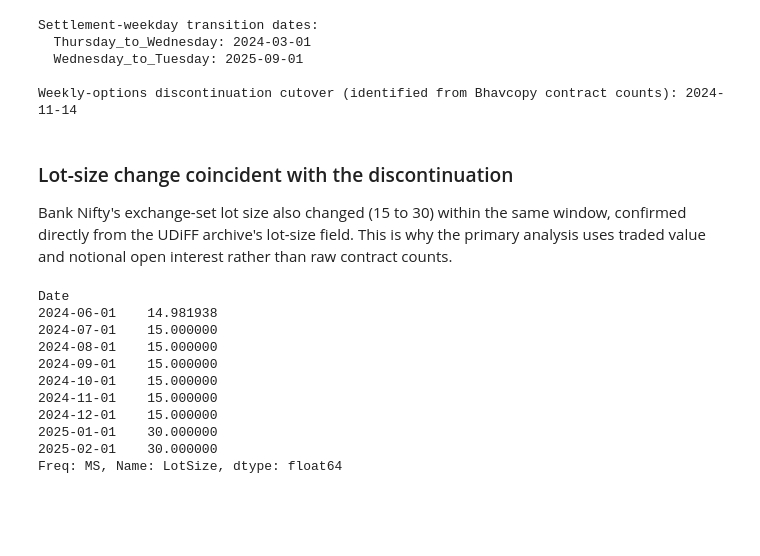
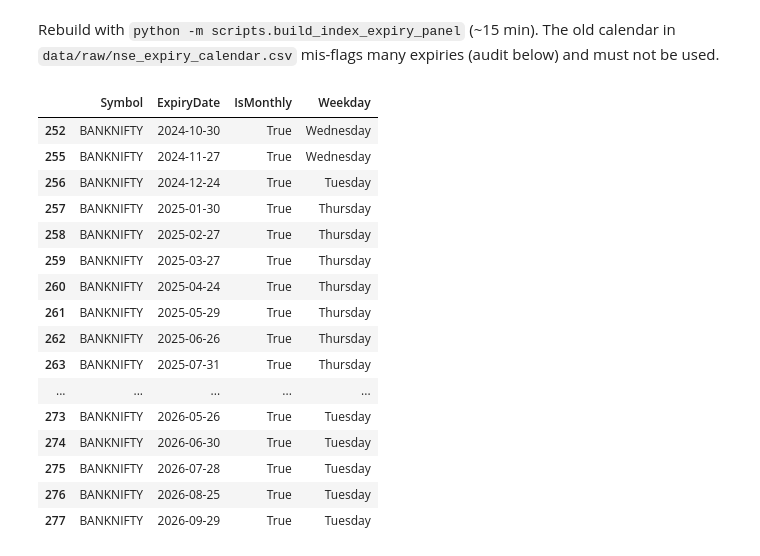
Before and after one commit to prakash-ukhalkar/banknifty-expiry-volatility-ml, a Jupyter notebook: notebooks/03_weekly_options_discontinuation_identification.ipynb, the cells around one changed output. Drawn from its saved outputs; the diff is of its cells as text; code cells hidden in the pictures; blank space fills up the shorter version.

```diff
--- a/notebooks/03_weekly_options_discontinuation_identification.ipynb
+++ b/notebooks/03_weekly_options_discontinuation_identification.ipynb
@@ -45,35 +42,25 @@ Project root: E:\BN_Structure_Reforms\banknifty-expiry-volatility-ml
-# %%
-from src.regime_calendar import WEEKLY_OPTIONS_CUTOVER, TRANSITION_DATES
-
-print('Settlement-weekday transition dates:')
-for name, date in TRANSITION_DATES.items():
-    print(f'  {name}: {date.date()}')
-print()
-print(f'Weekly-options discontinuation cutover (identified from Bhavcopy contract counts): {WEEKLY_OPTIONS_CUTOVER.date()}')
-# %% [output]
-Settlement-weekday transition dates:
-  Thursday_to_Wednesday: 2024-03-01
-  Wednesday_to_Tuesday: 2025-09-01
-
-Weekly-options discontinuation cutover (identified from Bhavcopy contract counts): 2024-11-14
-# %% [markdown]
-### Lot-size change coincident with the discontinuation
-
-Bank Nifty's exchange-set lot size also changed (15 to 30) within the same window, confirmed directly from the UDiFF archive's lot-size field. This is why the primary analysis uses traded value and notional open interest rather than raw contract counts.
-# %%
-bn_fo = pd.read_parquet(config.INTERIM_DATA_DIR / 'banknifty_fo_volume_oi.parquet')
-bn_fo['Date'] = pd.to_datetime(bn_fo['Date'])
-lot_by_month = bn_fo.set_index('Date')['LotSize'].resample('MS').median()
-lot_by_month.loc['2024-06-01':'2025-02-01']
-# %% [output]
-Date
-2024-06-01    14.981938
-2024-07-01    15.000000
-2024-08-01    15.000000
-2024-09-01    15.000000
-2024-10-01    15.000000
-2024-11-01    15.000000
-2024-12-01    15.000000
-2025-01-01    30.000000
-2025-02-01    30.000000
-Freq: MS, Name: LotSize, dtype: float64
+# %% [markdown]
+Rebuild with `python -m scripts.build_index_expiry_panel` (~15 min). The old calendar in `data/raw/nse_expiry_calendar.csv` mis-flags many expiries (audit below) and must not be used.
+# %%
+ex = pd.read_parquet(config.INTERIM_DATA_DIR / 'index_expiry_dates.parquet')
+bn = ex[(ex.Symbol == 'BANKNIFTY') & ex.IsMonthly].copy()
+bn['Weekday'] = bn.ExpiryDate.dt.day_name()
+bn.tail(24)
+# %% [output]
+|  | Symbol | ExpiryDate | IsMonthly | Weekday |
+| 252 | BANKNIFTY | 2024-10-30 | True | Wednesday |
+| 255 | BANKNIFTY | 2024-11-27 | True | Wednesday |
+| 256 | BANKNIFTY | 2024-12-24 | True | Tuesday |
+| 257 | BANKNIFTY | 2025-01-30 | True | Thursday |
+| 258 | BANKNIFTY | 2025-02-27 | True | Thursday |
+| 259 | BANKNIFTY | 2025-03-27 | True | Thursday |
+| 260 | BANKNIFTY | 2025-04-24 | True | Thursday |
+| 261 | BANKNIFTY | 2025-05-29 | True | Thursday |
+| 262 | BANKNIFTY | 2025-06-26 | True | Thursday |
+| 263 | BANKNIFTY | 2025-07-31 | True | Thursday |
+| ... | ... | ... | ... | ... |
+| 273 | BANKNIFTY | 2026-05-26 | True | Tuesday |
+| 274 | BANKNIFTY | 2026-06-30 | True | Tuesday |
+| 275 | BANKNIFTY | 2026-07-28 | True | Tuesday |
+| 276 | BANKNIFTY | 2026-08-25 | True | Tuesday |
+| 277 | BANKNIFTY | 2026-09-29 | True | Tuesday |
```
Also changed, not shown: parts of 6 cells of this notebook, 9 other files.
